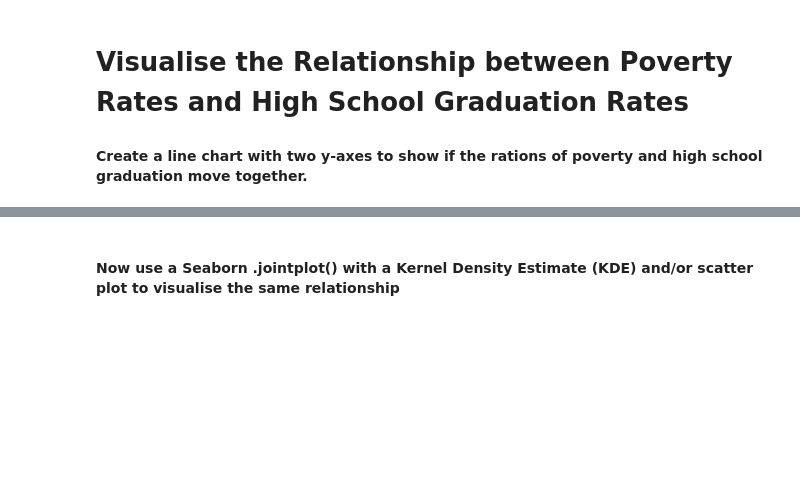
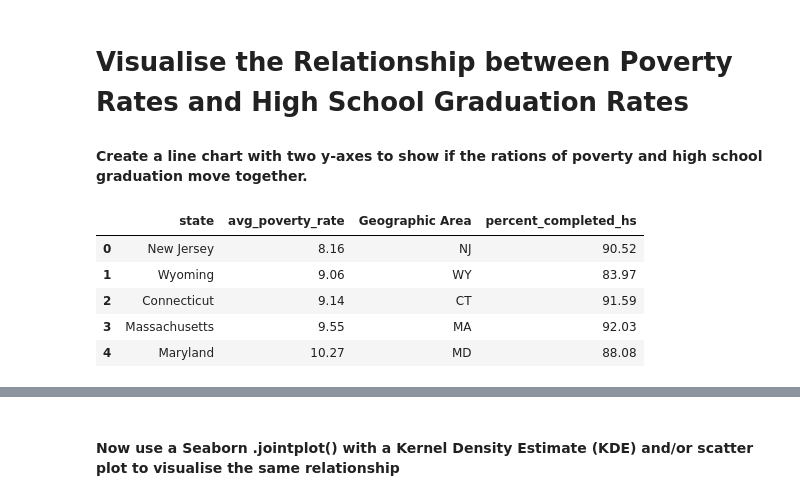
Before and after one commit to LegradiK/us_police_incidents_analysis, a Jupyter notebook: us_police_incidents_analysis.ipynb, the cells around one changed output, grey strips where cells are left out. Saved outputs shown, nothing was run; the diff lists cells and outputs as text; code cells hidden in the pictures; blank space fills up the shorter version.

```diff
--- a/us_police_incidents_analysis.ipynb
+++ b/us_police_incidents_analysis.ipynb
@@ -495,3 +495,20 @@ fig.show()
 # Visualise the Relationship between Poverty Rates and High School Graduation Rates
 
 #### Create a line chart with two y-axes to show if the rations of poverty and high school graduation move together.
+# %%
+df_poverty_by_state.head(5)
+
+compare_hs_graduation_and_poverty = df_poverty_by_state.merge(
+    df_pct_over_25_completed_highschool_by_states,
+    on = 'state',
+    how = 'inner'
+)
+
+compare_hs_graduation_and_poverty.head(5)
+# %% [output]
+|  | state | avg_poverty_rate | Geographic Area | percent_completed_hs |
+| 0 | New Jersey | 8.16 | NJ | 90.52 |
+| 1 | Wyoming | 9.06 | WY | 83.97 |
+| 2 | Connecticut | 9.14 | CT | 91.59 |
+| 3 | Massachusetts | 9.55 | MA | 92.03 |
+| 4 | Maryland | 10.27 | MD | 88.08 |
```
Also changed, not shown: parts of 1 cell of this notebook.
